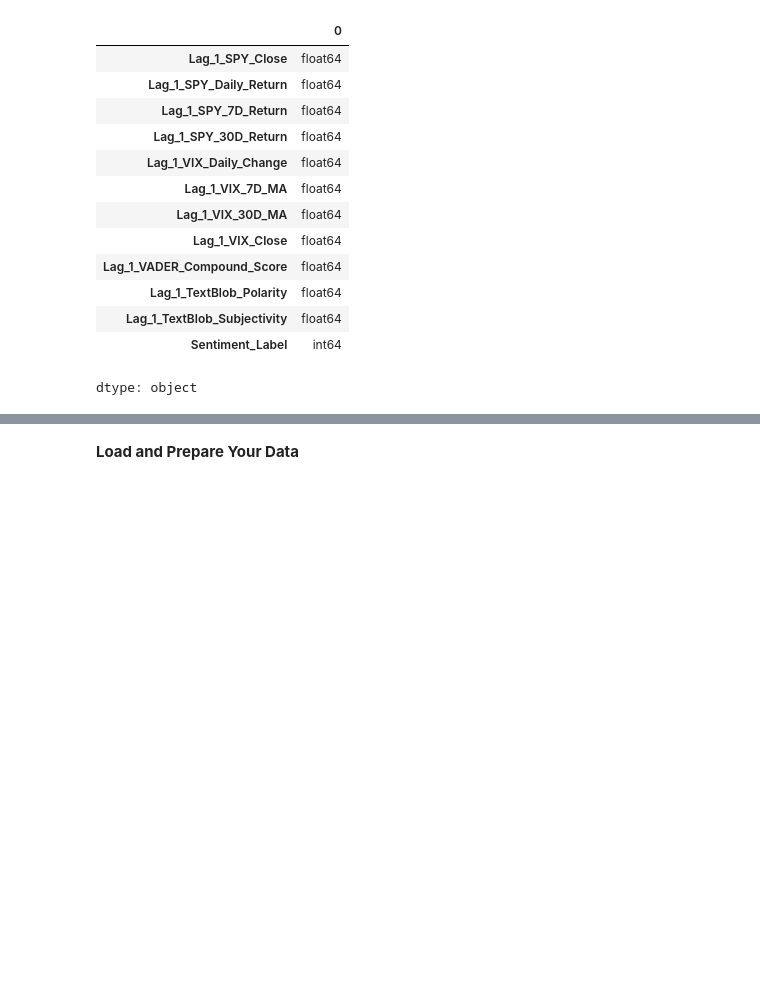
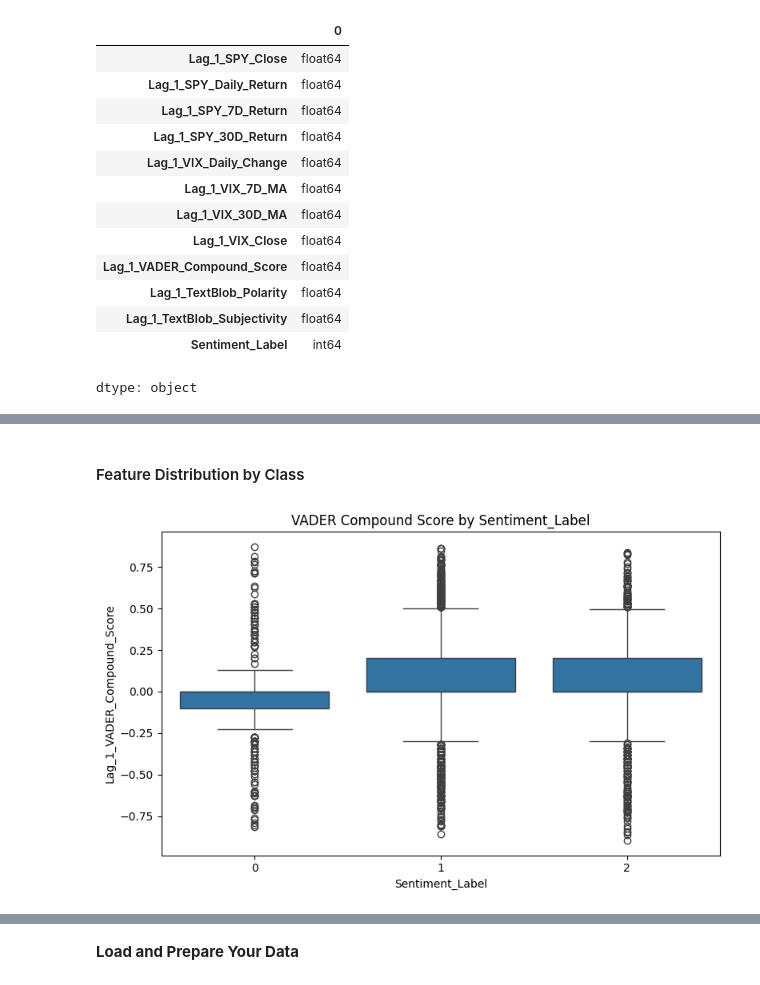
Before and after one commit to rajbhanb/MLOPSFinalProject, a Jupyter notebook: Final_Project_AutoML.ipynb, the cells around one changed output, grey strips where cells are left out. Drawn from its saved outputs; the diff is of its cells as text; code cells hidden in the pictures; blank space fills up the shorter version.

```diff
--- a/Final_Project_AutoML.ipynb
+++ b/Final_Project_AutoML.ipynb
@@ -81,0 +210,15 @@ from sklearn.impute import SimpleImputer
+# %% [markdown]
+#### Feature Distribution by Class
+# %%
+# VADER score by class
+plt.figure(figsize=(8,5))
+sns.boxplot(
+    data=df,
+    x="Sentiment_Label",
+    y="Lag_1_VADER_Compound_Score"
+)
+plt.title("VADER Compound Score by Sentiment_Label")
+plt.tight_layout()
+plt.show()
+# %% [output]
+[figure, added]
```
Also changed, not shown: parts of 32 cells of this notebook.
